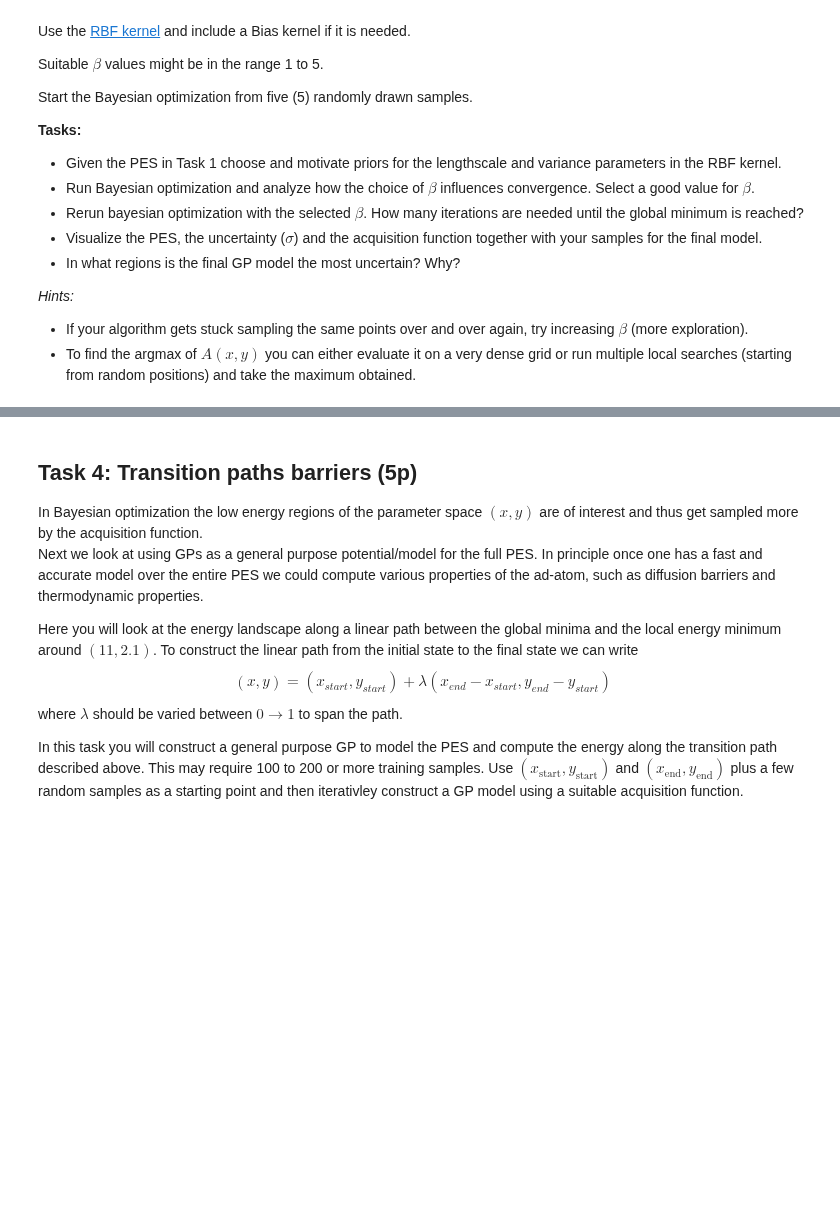
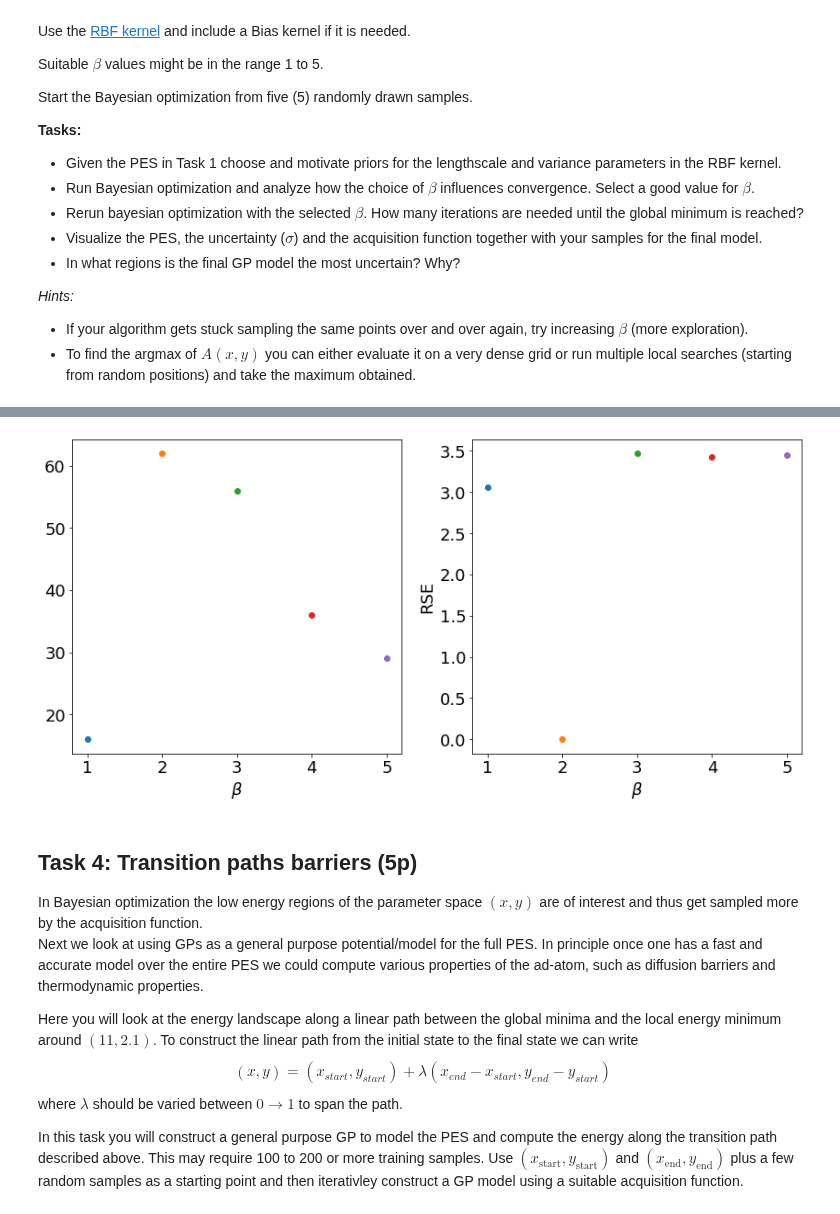
Before and after one commit to elindgren/asam_projects, a Jupyter notebook: project-2b/TIF345_bayesopt_project_2b.ipynb, the cells around one changed output, grey strips where cells are left out. Saved outputs shown, nothing was run; the diff lists cells and outputs as text; code cells hidden in the pictures; blank space fills up the shorter version.

```diff
--- a/project-2b/TIF345_bayesopt_project_2b.ipynb
+++ b/project-2b/TIF345_bayesopt_project_2b.ipynb
@@ -435,3 +497,18 @@ Parameters:
+# %%
+fig, ax = plt.subplots(1,2, figsize=(12,6))
+
+for i, beta in enumerate(betas):
+    ax[0].scatter(beta, iterations[i])
+    ax[0].set_xlabel(r'$\beta$')
+
+    X = final_Xs[i,:]
+    dist = np.sqrt((gm_x-X[0])**2 + (gm_y-X[1])**2)
+    ax[1].scatter(beta, dist)
+    ax[1].set_ylabel('RSE')
+    ax[1].set_xlabel(r'$\beta$')
+plt.tight_layout()
+# %% [output]
+[figure, added]
 # %% [markdown]
 ## Task 4: Transition paths barriers (5p)
 In Bayesian optimization the low energy regions of the parameter space $(x, y)$ are of interest and thus get sampled more by the acquisition function.
```
Also changed, not shown: parts of 3 cells of this notebook.
